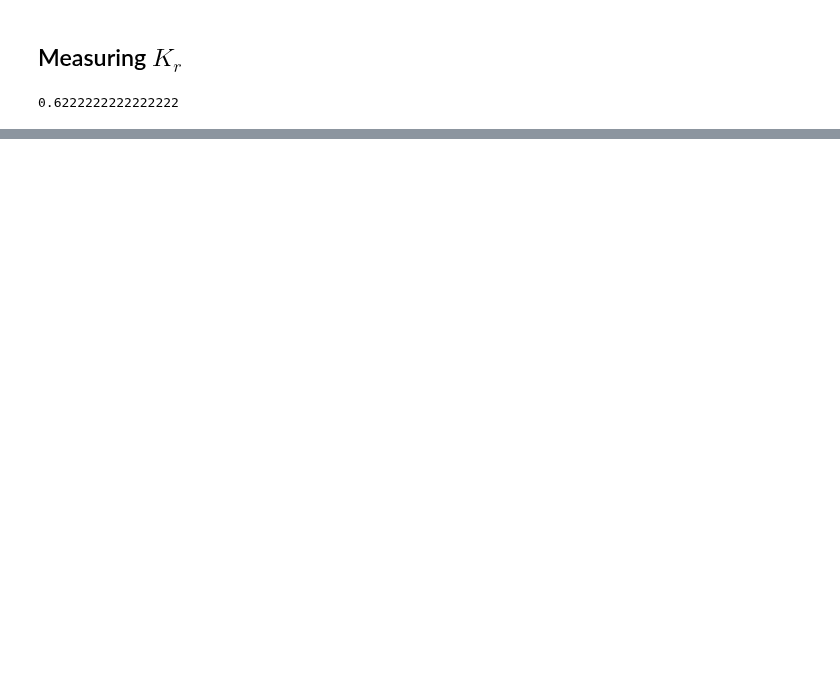
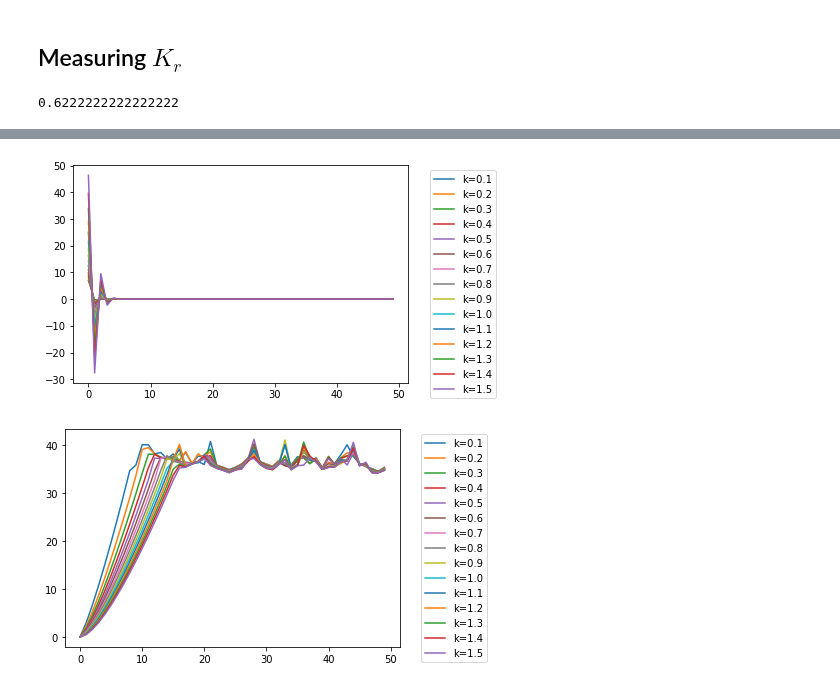
Before and after one commit to Renmusxd/PyGaugeMC, a Jupyter notebook: jupyter/GPU Energies.ipynb, the cells around one changed output, grey strips where cells are left out. Cells and saved outputs as stored; diff of their text form; code cells hidden in the pictures; blank space fills up the shorter version.

```diff
--- a/jupyter/GPU Energies.ipynb
+++ b/jupyter/GPU Energies.ipynb
@@ -218,0 +235,29 @@ plt.show()
+# %%
+def v(x,k=1.0):
+    return (1.0 - np.cos(x))*k
+
+ks = np.linspace(0.1,1.5,15)
+for k in ks:
+    coeffs = []
+    ns = range(50)
+    for n in ns:
+        coeffs.append(scipy.integrate.quad(lambda x: np.exp(v(x,k=k)) * np.cos(n*x), -np.pi, np.pi)[0])
+    plt.plot(ns, coeffs, label='k={:.1f}'.format(k))
+plt.legend(bbox_to_anchor=(1.05,1.0))
+plt.show()
+
+
+ks = np.linspace(0.1,1.5,15)
+for k in ks:
+    coeffs = []
+    ns = range(50)
+    for n in ns:
+        coeffs.append(scipy.integrate.quad(lambda x: np.exp(v(x,k=k)) * np.cos(n*x), -np.pi, np.pi)[0])
+    v_tilde = -np.log(np.abs(coeffs))
+    v_tilde = v_tilde - v_tilde[0]
+    plt.plot(ns, v_tilde, label='k={:.1f}'.format(k))
+plt.legend(bbox_to_anchor=(1.05,1.0))
+plt.show()
+# %% [output]
+[figure, added]
+[figure, added]
```
Also changed, not shown: parts of 17 cells of this notebook.
